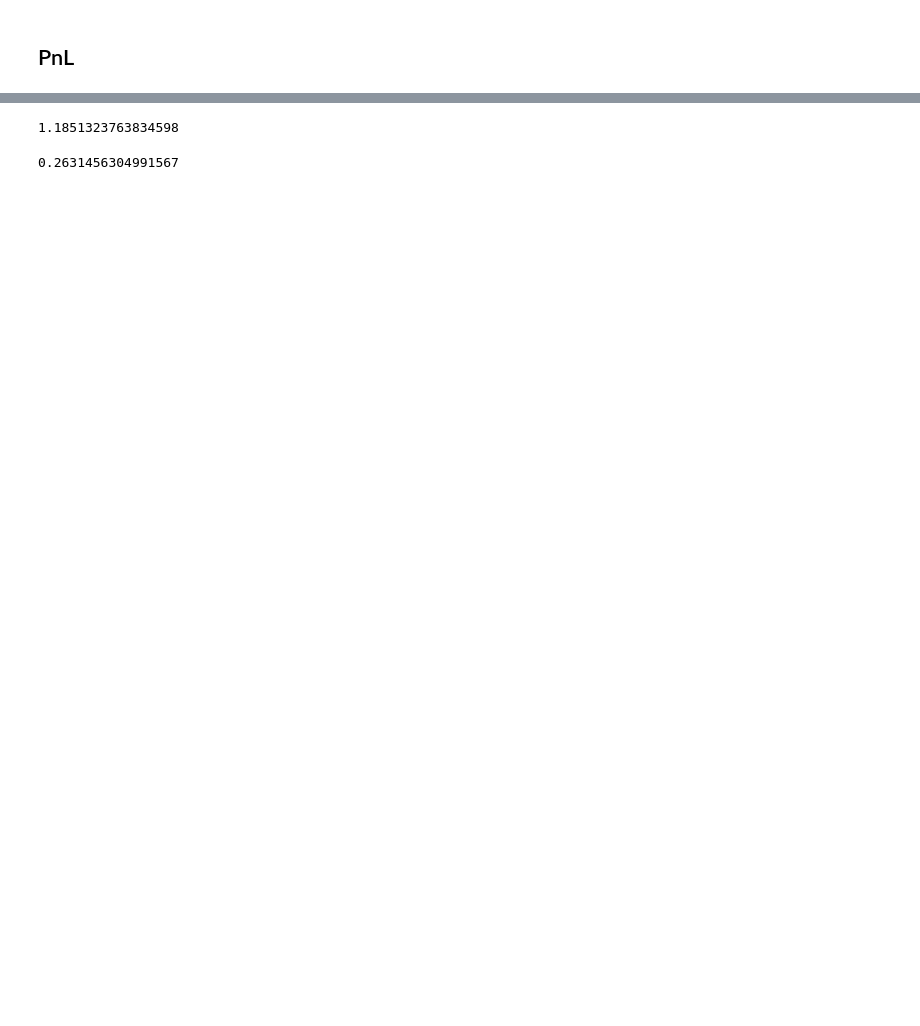
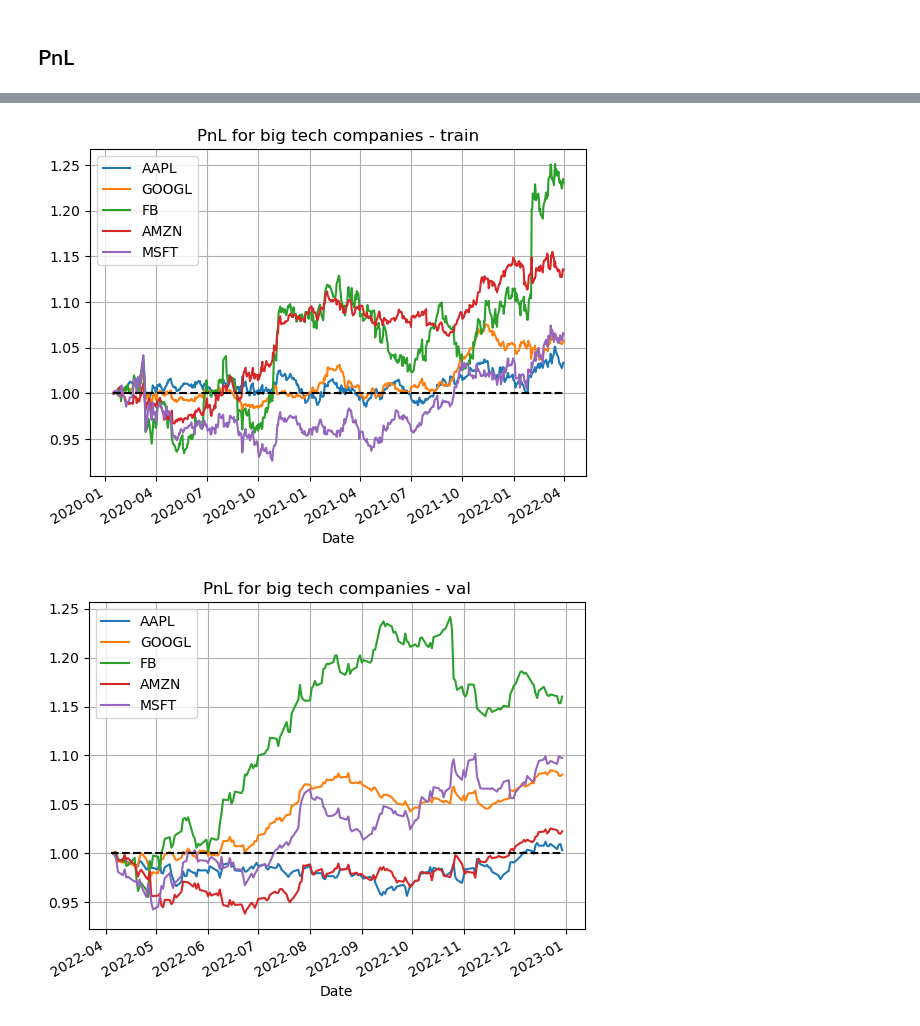
Before and after one commit to sabrinasartori/itau-quant-challenge, a Jupyter notebook: notebooks/lstm/02-lstm_sentiment.ipynb, the cells around one changed output, grey strips where cells are left out. Drawn from its saved outputs; the diff is of its cells as text; code cells hidden in the pictures; blank space fills up the shorter version.

```diff
--- a/notebooks/lstm/02-lstm_sentiment.ipynb
+++ b/notebooks/lstm/02-lstm_sentiment.ipynb
@@ -551,8 +535,32 @@ plt.grid()
-# %%
-(pnl_total.mean())/pnl_total.std() * np.sqrt(252)
-# %% [output]
-1.1851323763834598
-# %%
-pnl_total.std() * np.sqrt(252)
-# %% [output]
-0.2631456304991567
+# %%
+pnls_by_company = backtester.get_backtest_pnl_by_company()
+periods = ["train", "val", "test", "full_period"]
+
+for period in periods:
+    for company in ["AAPL", "GOOGL", "FB", "AMZN", "MSFT"]:
+        company_pnl = pnls_by_company[period][company]
+
+        cumulative_company_pnl = company_pnl\
+            .add(1)\
+            .cumprod()
+
+        cumulative_company_pnl.plot(
+            label = company
+        )
+
+    plt.hlines(
+        y = 1,
+        xmin= cumulative_company_pnl.index[0],
+        xmax = cumulative_company_pnl.index[-1],
+        colors= "black",
+        linestyles= "dashed"
+    )
+
+    plt.title(f"PnL for big tech companies - {period}")
+    plt.legend()
+    plt.grid()
+    plt.savefig(f"img/strategy_total_{period}.png", bbox_inches = "tight")
+    plt.show()
+# %% [output]
+[figure, added]
+[figure, added]
```
Also changed, not shown: parts of 19 cells of this notebook, 10 other files.
